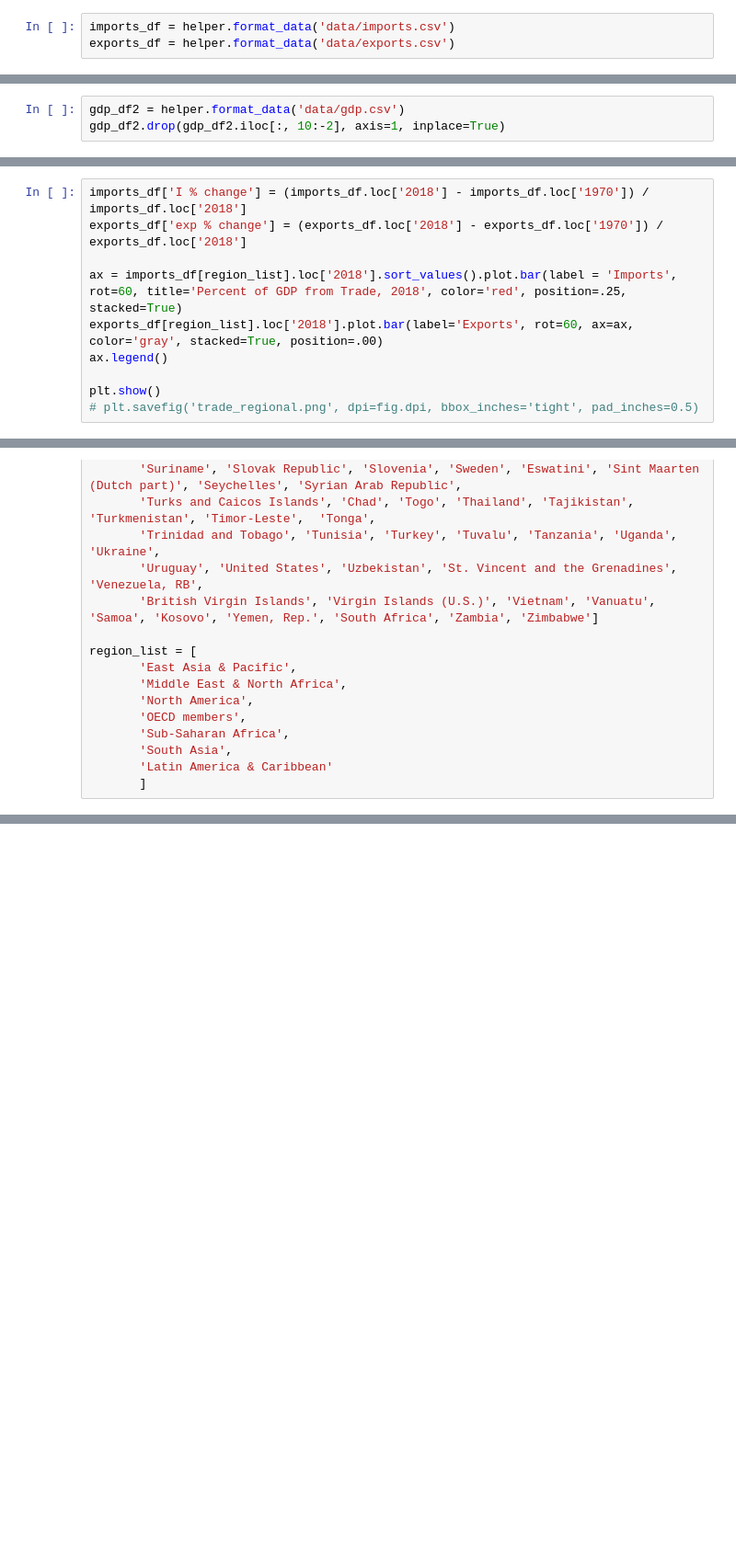
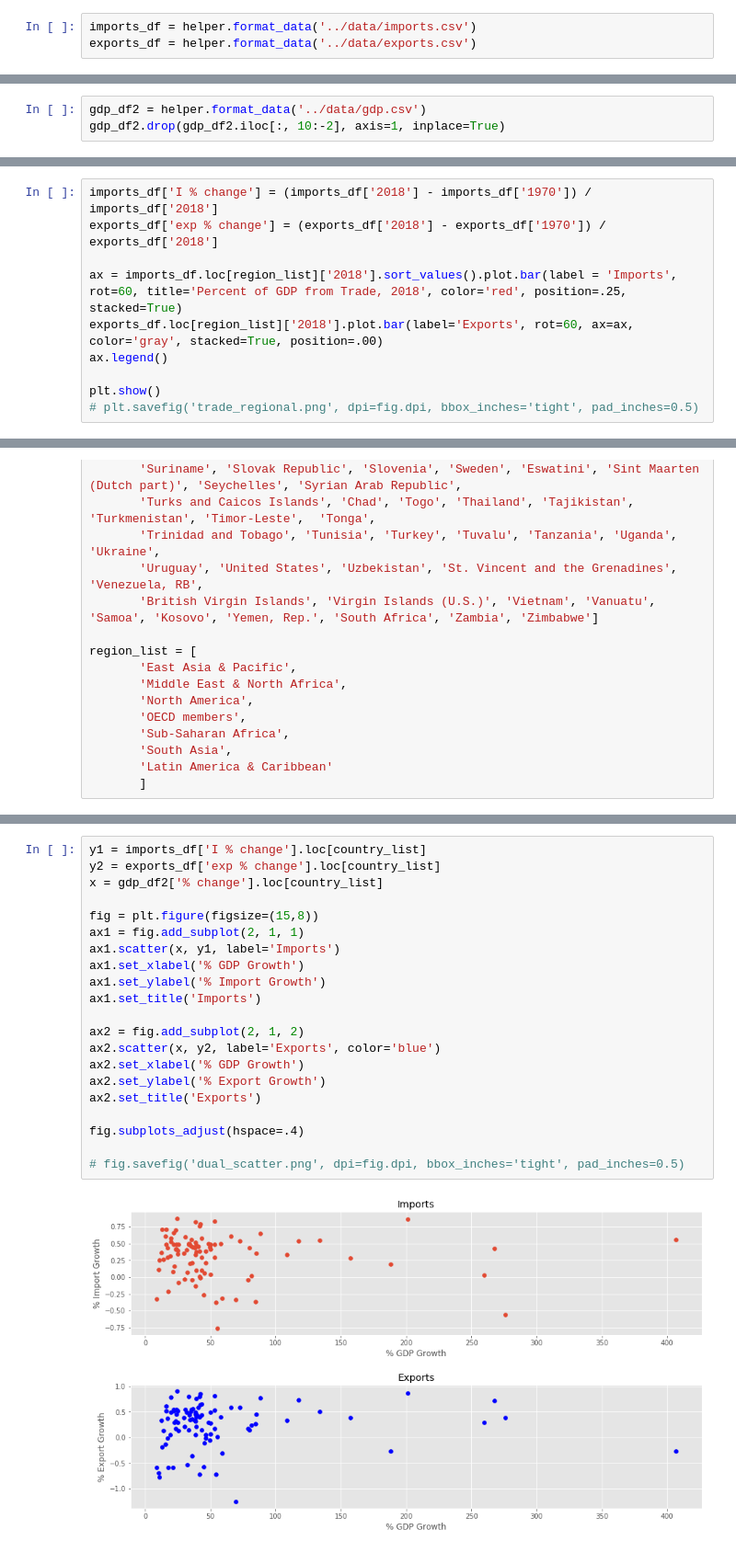
Before and after one commit to hckynumber9/Capstone-1, a Jupyter notebook: notebooks/capstone1.ipynb, the cells around one changed output, grey strips where cells are left out. Shown at 92% size. Cells and saved outputs as stored; diff of their text form; blank space fills up the shorter version.

```diff
--- a/notebooks/capstone1.ipynb
+++ b/notebooks/capstone1.ipynb
@@ -35,8 +45,8 @@ plt.show()
 # %% [markdown]
 **IMPORTS / EXPORTS**
 # %%
-imports_df = helper.format_data('data/imports.csv')
-exports_df = helper.format_data('data/exports.csv')
+imports_df = helper.format_data('../data/imports.csv')
+exports_df = helper.format_data('../data/exports.csv')
 # %%
 helper.plot_imp_exp(imports_df, exports_df, 'World', df1_label='Imports', df2_label='Exports', title='Trade as % of World GDP')
 plt.show()
@@ -53,7 +65,7 @@ world_gdp = gdp_df.loc['World']['2019']
 
 top_sum = sorted_gdp[:5].sum()
 # %%
-gdp_df2 = helper.format_data('data/gdp.csv')
+gdp_df2 = helper.format_data('../data/gdp.csv')
 gdp_df2.drop(gdp_df2.iloc[:, 10:-2], axis=1, inplace=True)
 # %%
 gdp_df2['GDP Difference'] = gdp_df2['2019'] - gdp_df2['1968']
@@ -73,11 +106,11 @@ reg_diff['world %'].plot.bar(rot=60, title='GDP Growth by Region, 1968-2019', co
 # %% [markdown]
 **% GDP FOR TRADE REGIONS**
 # %%
-imports_df['I % change'] = (imports_df.loc['2018'] - imports_df.loc['1970']) / imports_df.loc['2018']
-exports_df['exp % change'] = (exports_df.loc['2018'] - exports_df.loc['1970']) / exports_df.loc['2018']
+imports_df['I % change'] = (imports_df['2018'] - imports_df['1970']) / imports_df['2018']
+exports_df['exp % change'] = (exports_df['2018'] - exports_df['1970']) / exports_df['2018']
 
-ax = imports_df[region_list].loc['2018'].sort_values().plot.bar(label = 'Imports', rot=60, title='Percent of GDP from Trade, 2018', color='red', position=.25, stacked=True)
-exports_df[region_list].loc['2018'].plot.bar(label='Exports', rot=60, ax=ax, color='gray', stacked=True, position=.00)
+ax = imports_df.loc[region_list]['2018'].sort_values().plot.bar(label = 'Imports', rot=60, title='Percent of GDP from Trade, 2018', color='red', position=.25, stacked=True)
+exports_df.loc[region_list]['2018'].plot.bar(label='Exports', rot=60, ax=ax, color='gray', stacked=True, position=.00)
 ax.legend()
 
 plt.show()
@@ -164,0 +215,23 @@ region_list = [
+# %%
+y1 = imports_df['I % change'].loc[country_list]
+y2 = exports_df['exp % change'].loc[country_list]
+x = gdp_df2['% change'].loc[country_list]
+
+fig = plt.figure(figsize=(15,8))
+ax1 = fig.add_subplot(2, 1, 1)
+ax1.scatter(x, y1, label='Imports')
+ax1.set_xlabel('% GDP Growth')
+ax1.set_ylabel('% Import Growth')
+ax1.set_title('Imports')
+
+ax2 = fig.add_subplot(2, 1, 2)
+ax2.scatter(x, y2, label='Exports', color='blue')
+ax2.set_xlabel('% GDP Growth')
+ax2.set_ylabel('% Export Growth')
+ax2.set_title('Exports')
+
+fig.subplots_adjust(hspace=.4)
+
+# fig.savefig('dual_scatter.png', dpi=fig.dpi, bbox_inches='tight', pad_inches=0.5)
+# %% [output]
+[figure, added]
```
Also changed, not shown: parts of 26 cells of this notebook, 6 other files.
